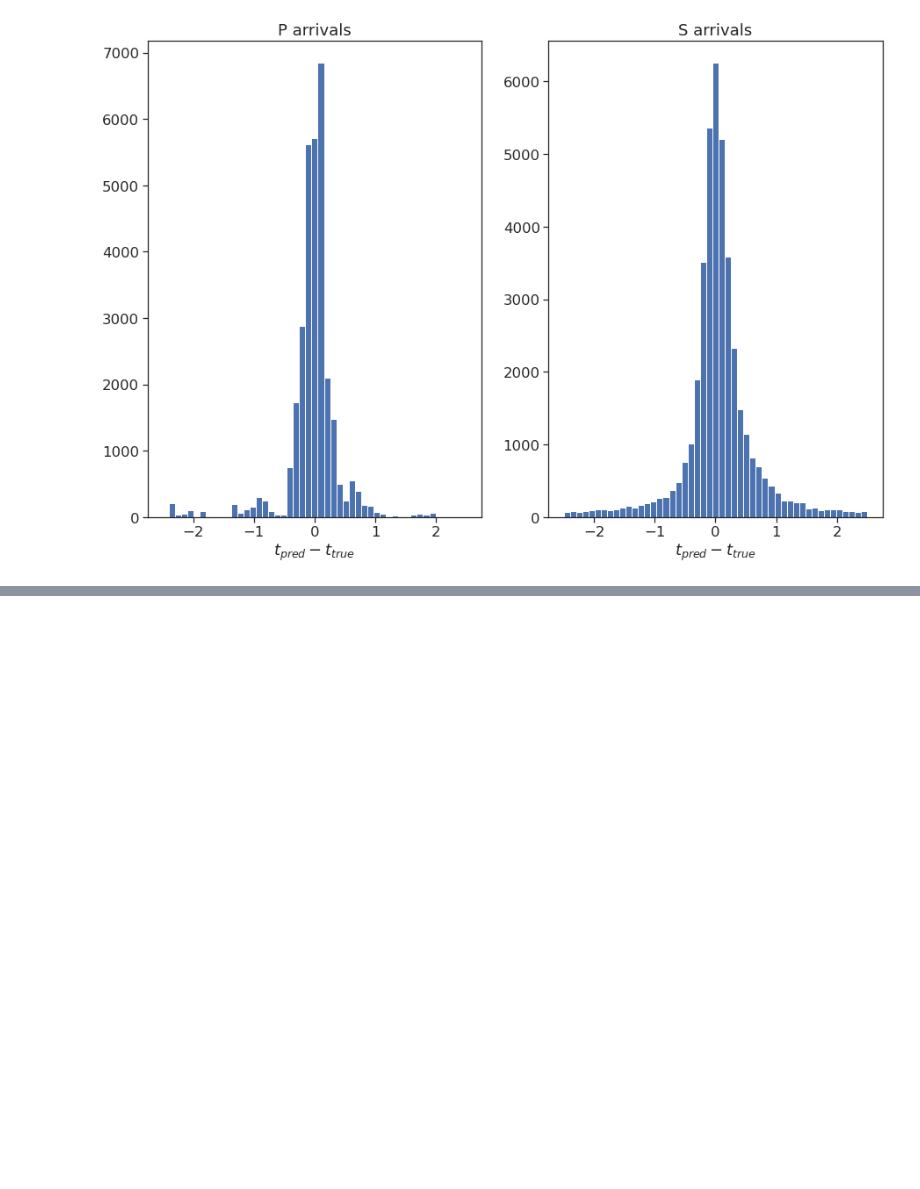
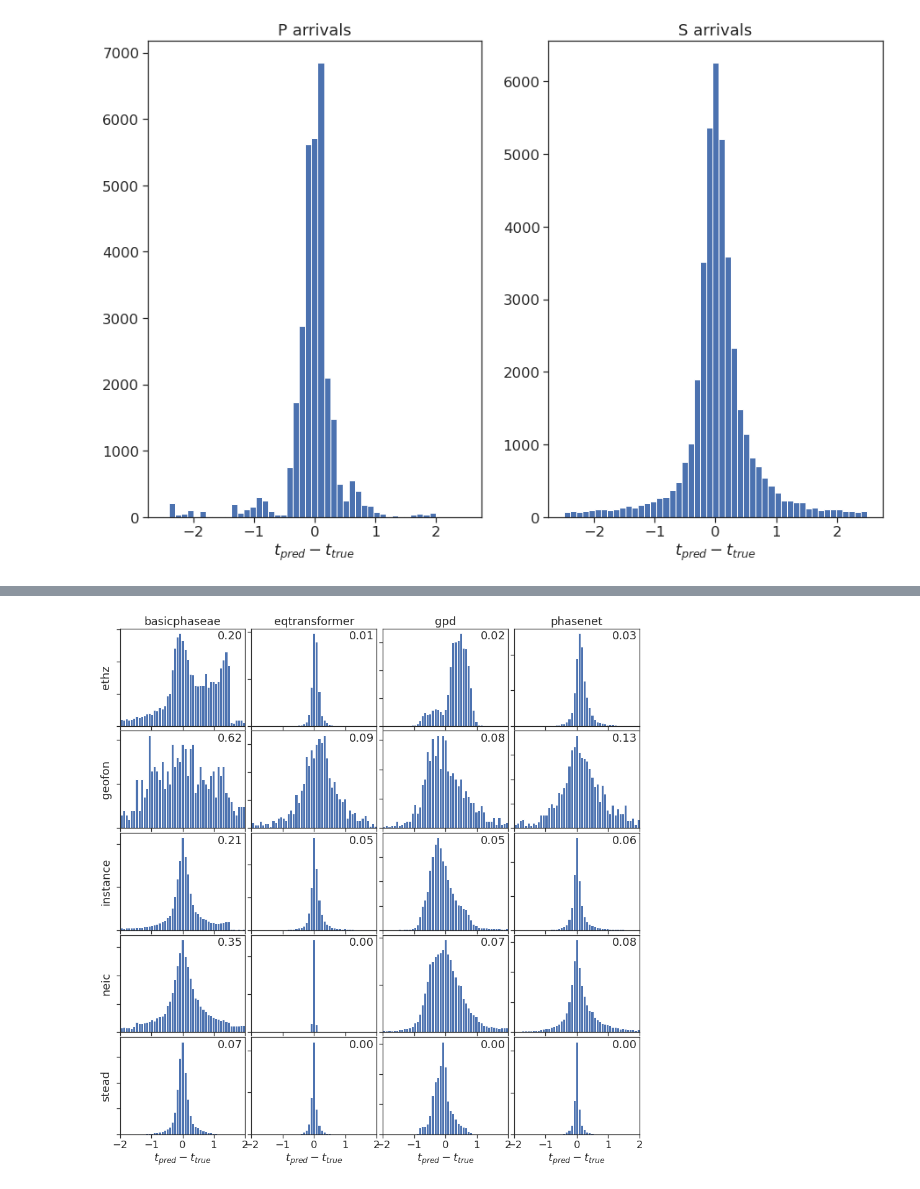
Before and after one commit to seisbench/pick-benchmark, a Jupyter notebook: evaluation.ipynb, the cells around one changed output, grey strips where cells are left out. Saved outputs shown, nothing was run; the diff lists cells and outputs as text; code cells hidden in the pictures; blank space fills up the shorter version.

```diff
--- a/evaluation.ipynb
+++ b/evaluation.ipynb
@@ -121,0 +382,5 @@ for i, phase in enumerate(["P", "S"]):
+# %%
+fig = residual_matrix("S", results, Path("pred"))
+fig.savefig("test_S_diff.eps", bbox_inches="tight")
+# %% [output]
+[figure, added]
```
Also changed, not shown: parts of 13 cells of this notebook.
